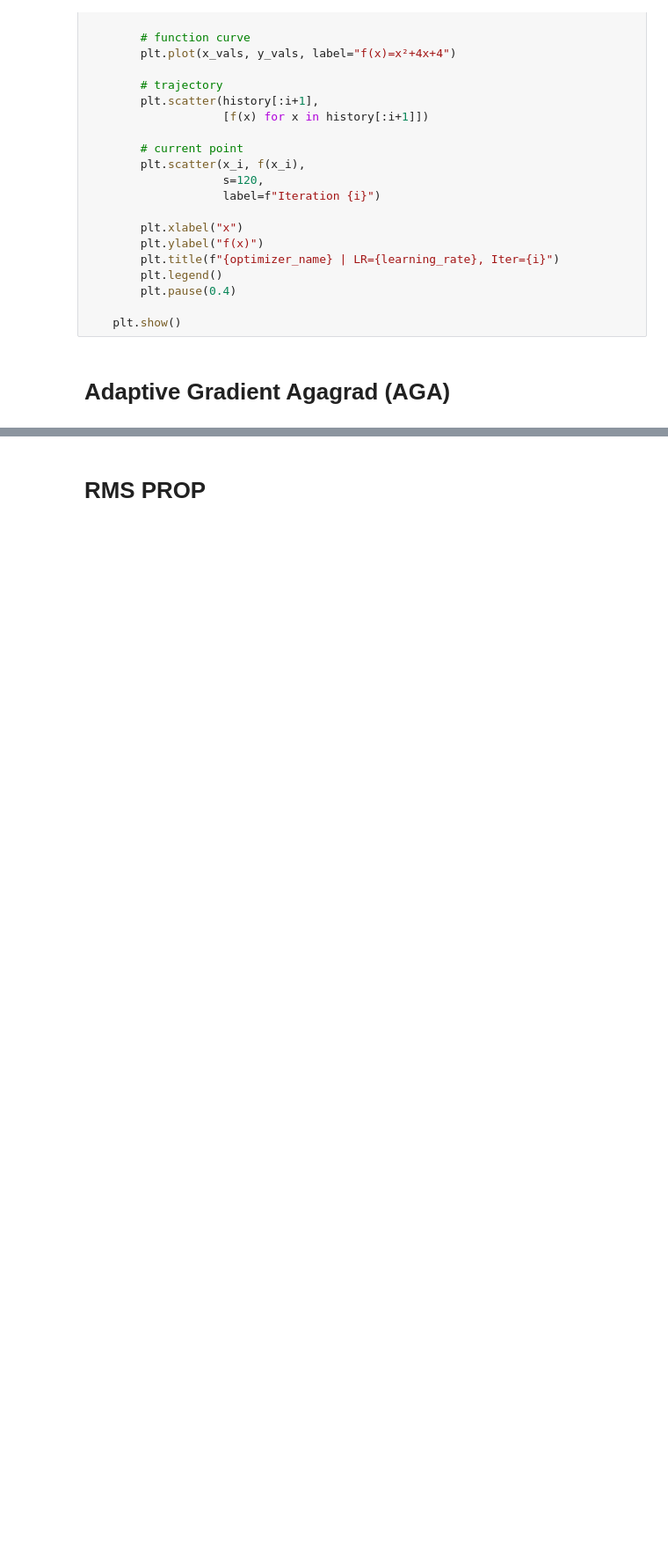
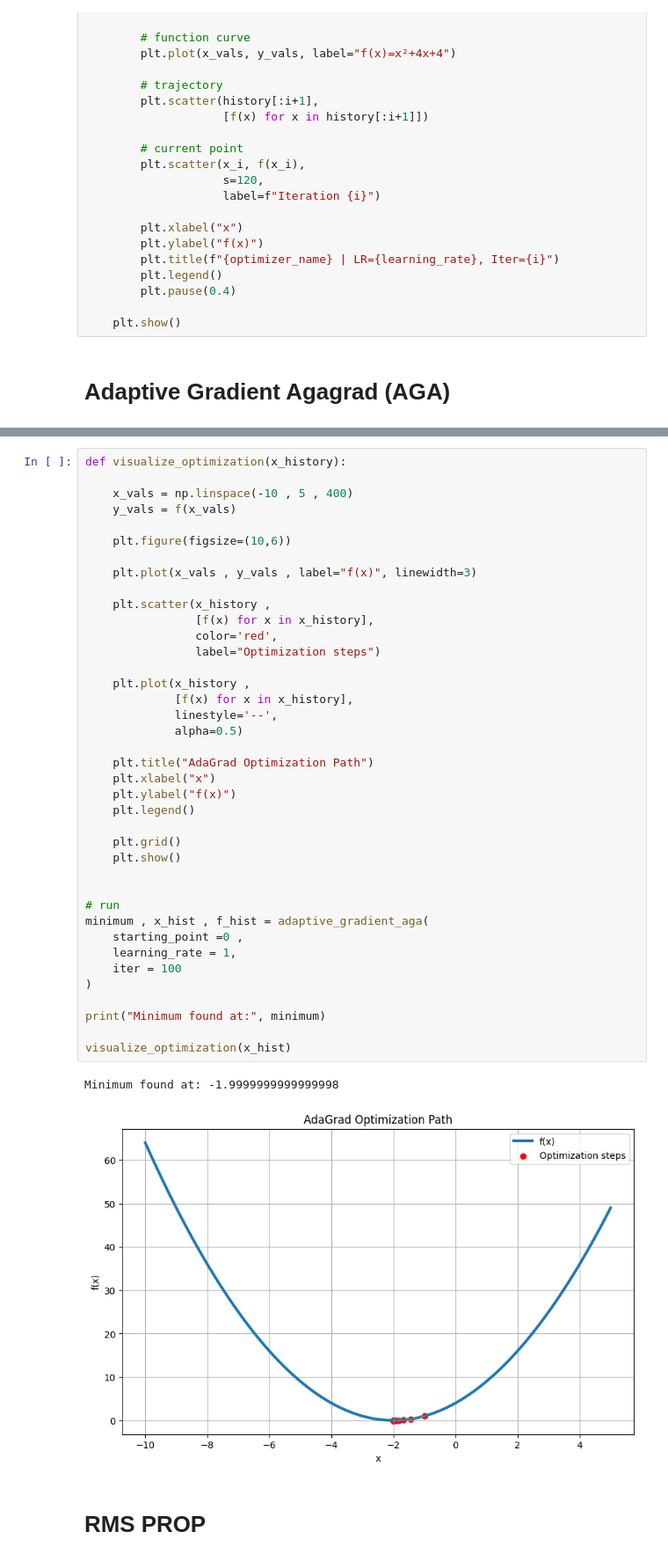
Before and after one commit to OmarEmadAldin/Numerical-Optimization-for-ML-DL-, a Jupyter notebook: Adaptive_GD_Techniques.ipynb, the cells around one changed output, grey strips where cells are left out. Shown at 88% size. Drawn from its saved outputs; the diff is of its cells as text; blank space fills up the shorter version.

```diff
--- a/Adaptive_GD_Techniques.ipynb
+++ b/Adaptive_GD_Techniques.ipynb
@@ -71,2 +109,44 @@ def visualize(history, learning_rate, optimizer_name="Optimizer"):
+# %%
+def visualize_optimization(x_history):
+
+    x_vals = np.linspace(-10 , 5 , 400)
+    y_vals = f(x_vals)
+
+    plt.figure(figsize=(10,6))
+
+    plt.plot(x_vals , y_vals , label="f(x)", linewidth=3)
+
+    plt.scatter(x_history ,
+                [f(x) for x in x_history],
+                color='red',
+                label="Optimization steps")
+
+    plt.plot(x_history ,
+             [f(x) for x in x_history],
+             linestyle='--',
+             alpha=0.5)
+
+    plt.title("AdaGrad Optimization Path")
+    plt.xlabel("x")
+    plt.ylabel("f(x)")
+    plt.legend()
+
+    plt.grid()
+    plt.show()
+
+
+# run
+minimum , x_hist , f_hist = adaptive_gradient_aga(
+    starting_point =0 ,
+    learning_rate = 1,
+    iter = 100
+)
+
+print("Minimum found at:", minimum)
+
+visualize_optimization(x_hist)
+# %% [output]
+Minimum found at: -1.9999999999999998
+[figure, added]
 # %% [markdown]
 # **RMS PROP**
```
Also changed, not shown: parts of 6 cells of this notebook, 3 other files.
